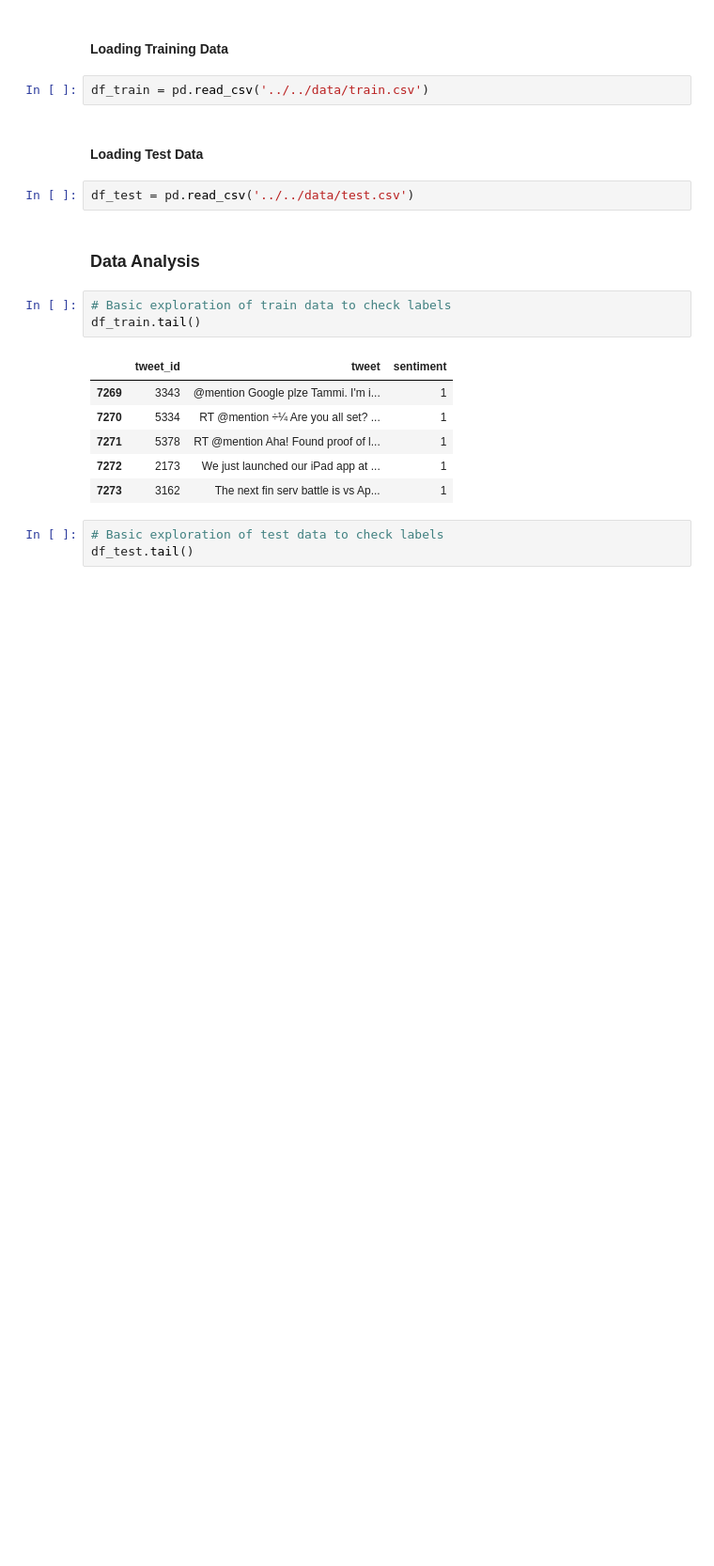
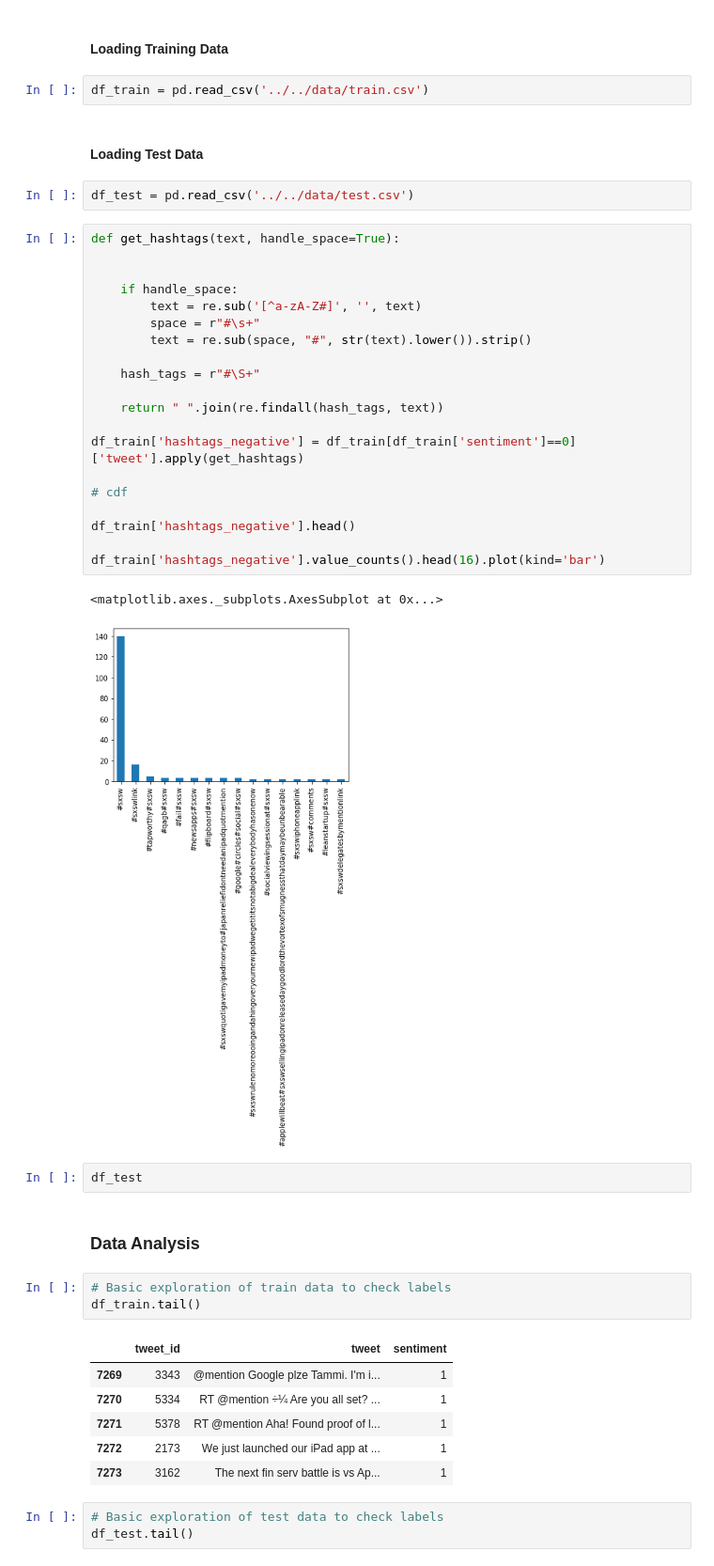
Before and after one commit to HarshBedmutha/Sentiment-Analysis-Hackathon, a Jupyter notebook: Notebooks/Data_Analysis-Copy1.ipynb, the cells around one changed output. Shown: that part at 94% size. Cells and saved outputs as stored; diff of their text form; blank space fills up the shorter version.

```diff
--- a/Notebooks/Data_Analysis-Copy1.ipynb
+++ b/Notebooks/Data_Analysis-Copy1.ipynb
@@ -64,6 +64,31 @@ df_train = pd.read_csv('../../data/train.csv')
 #### Loading Test Data
 # %%
 df_test = pd.read_csv('../../data/test.csv')
+# %%
+def get_hashtags(text, handle_space=True):
+
+
+    if handle_space:
+        text = re.sub('[^a-zA-Z#]', '', text)
+        space = r"#\s+"
+        text = re.sub(space, "#", str(text).lower()).strip()
+
+    hash_tags = r"#\S+"
+
+    return " ".join(re.findall(hash_tags, text))
+
+df_train['hashtags_negative'] = df_train[df_train['sentiment']==0]['tweet'].apply(get_hashtags)
+
+# cdf
+
+df_train['hashtags_negative'].head()
+
+df_train['hashtags_negative'].value_counts().head(16).plot(kind='bar')
+# %% [output]
+<matplotlib.axes._subplots.AxesSubplot at 0x...>
+[figure, added]
+# %%
+df_test
 # %% [markdown]
 ### Data Analysis
 # %%
```
Also changed, not shown: parts of 14 cells of this notebook.
